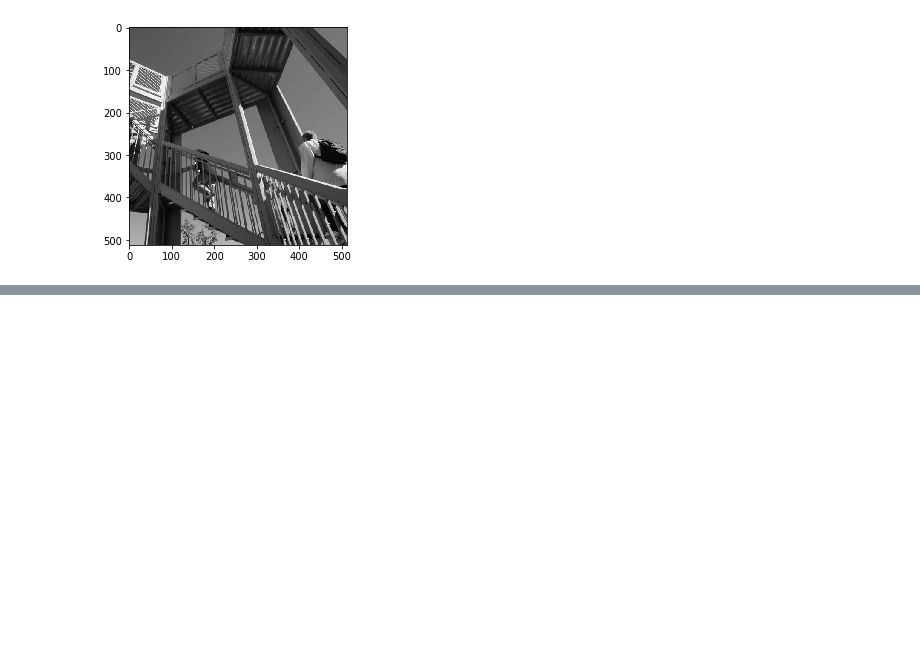
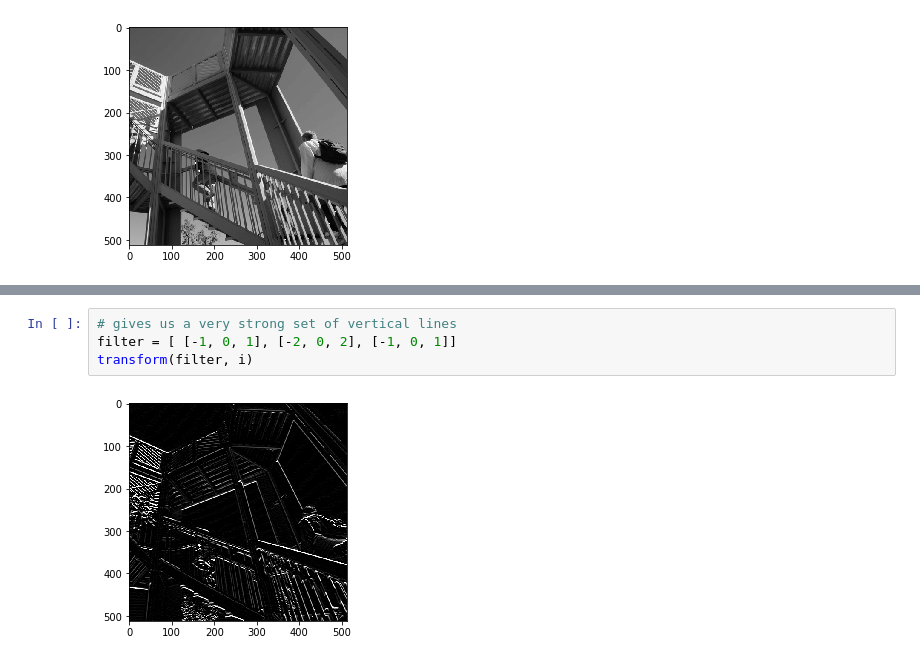
Before and after one commit to apssouza22/cnn-for-devs, a Jupyter notebook: d-image-convolution.ipynb, the cells around one changed output, grey strips where cells are left out. Cells and saved outputs as stored; diff of their text form; blank space fills up the shorter version.

```diff
--- a/d-image-convolution.ipynb
+++ b/d-image-convolution.ipynb
@@ -97,0 +74,6 @@ Explore different values for yourself!
+# %%
+# gives us a very strong set of vertical lines
+filter = [ [-1, 0, 1], [-2, 0, 2], [-1, 0, 1]]
+transform(filter, i)
+# %% [output]
+[figure, added]
```
Also changed, not shown: parts of 10 cells of this notebook, 5 other files.
